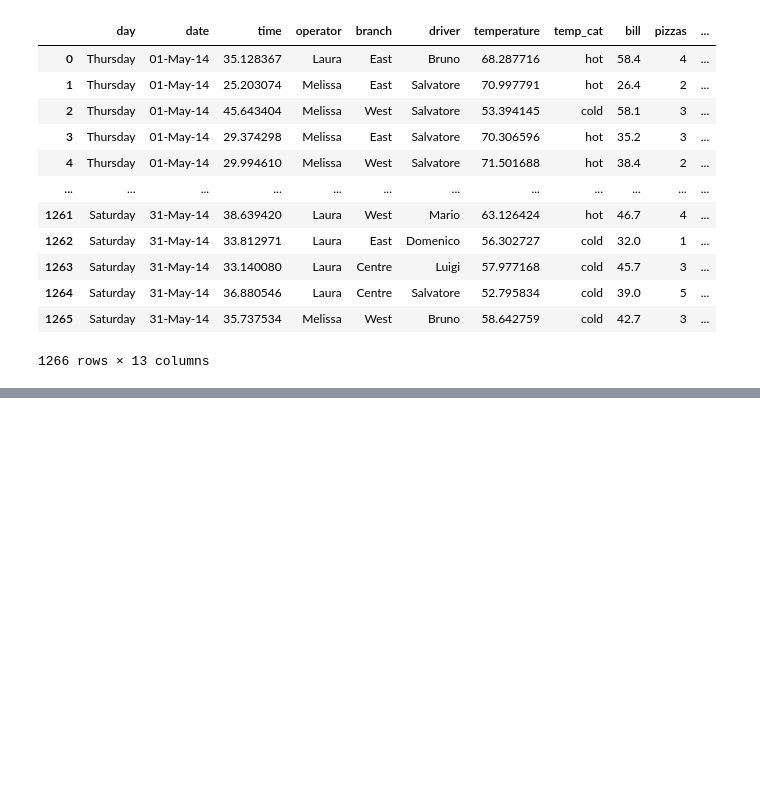
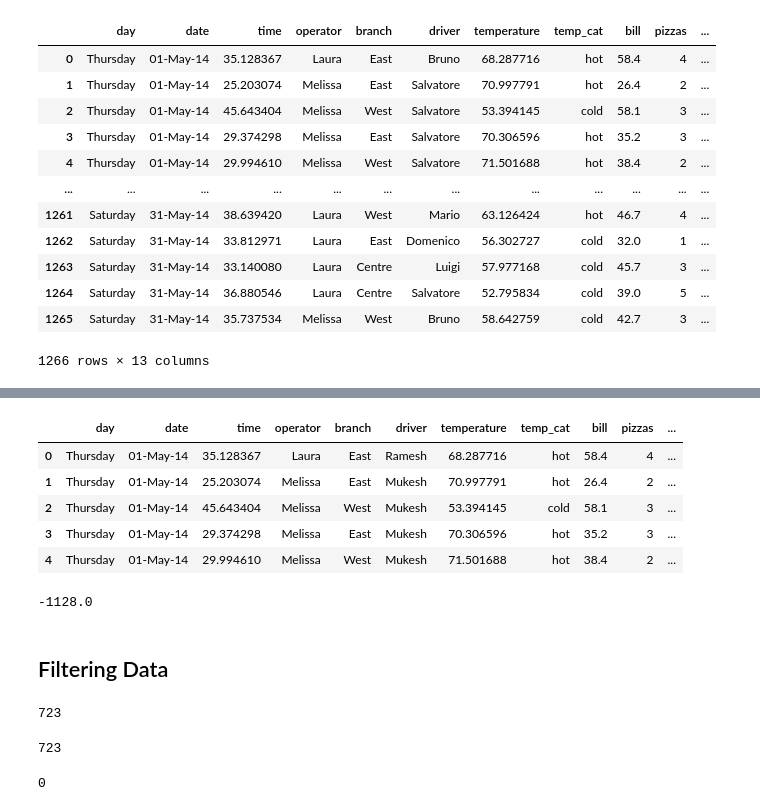
Before and after one commit to Manish-Kumar-9782/Tutorials-, a Jupyter notebook: Python DataScience/Dec 2024/ML & DS Day 2.ipynb, the cells around one changed output, grey strips where cells are left out. Cells and saved outputs as stored; diff of their text form; code cells hidden in the pictures; blank space fills up the shorter version.

```diff
--- a/Python DataScience/Dec 2024/ML & DS Day 2.ipynb
+++ b/Python DataScience/Dec 2024/ML & DS Day 2.ipynb
@@ -345,0 +457,29 @@ df
+# %%
+df.rename(columns={"Delivert cost ":"Delivery Cost"}, inplace=True)
+# %%
+df.head()
+# %% [output]
+|  | day | date | time | operator | branch | driver | temperature | temp_cat | bill | pizzas | ... |
+| 0 | Thursday | 01-May-14 | 35.128367 | Laura | East | Ramesh | 68.287716 | hot | 58.4 | 4 | ... |
+| 1 | Thursday | 01-May-14 | 25.203074 | Melissa | East | Mukesh | 70.997791 | hot | 26.4 | 2 | ... |
+| 2 | Thursday | 01-May-14 | 45.643404 | Melissa | West | Mukesh | 53.394145 | cold | 58.1 | 3 | ... |
+| 3 | Thursday | 01-May-14 | 29.374298 | Melissa | East | Mukesh | 70.306596 | hot | 35.2 | 3 | ... |
+| 4 | Thursday | 01-May-14 | 29.994610 | Melissa | West | Mukesh | 71.501688 | hot | 38.4 | 2 | ... |
+# %%
+df["bill"].sum()- df["Delivery Cost"].sum()
+# %% [output]
+-1128.0
+# %% [markdown]
+## Filtering Data
+# %%
+((df["time"] > 30) & (df["time"] < 40)).sum()
+# %% [output]
+723
+# %%
+df["time"].between(30,40).sum()
+# %% [output]
+723
+# %%
+df['time'].isin((30,40)).sum()
+# %% [output]
+0
```
Also changed, not shown: parts of 22 cells of this notebook.
